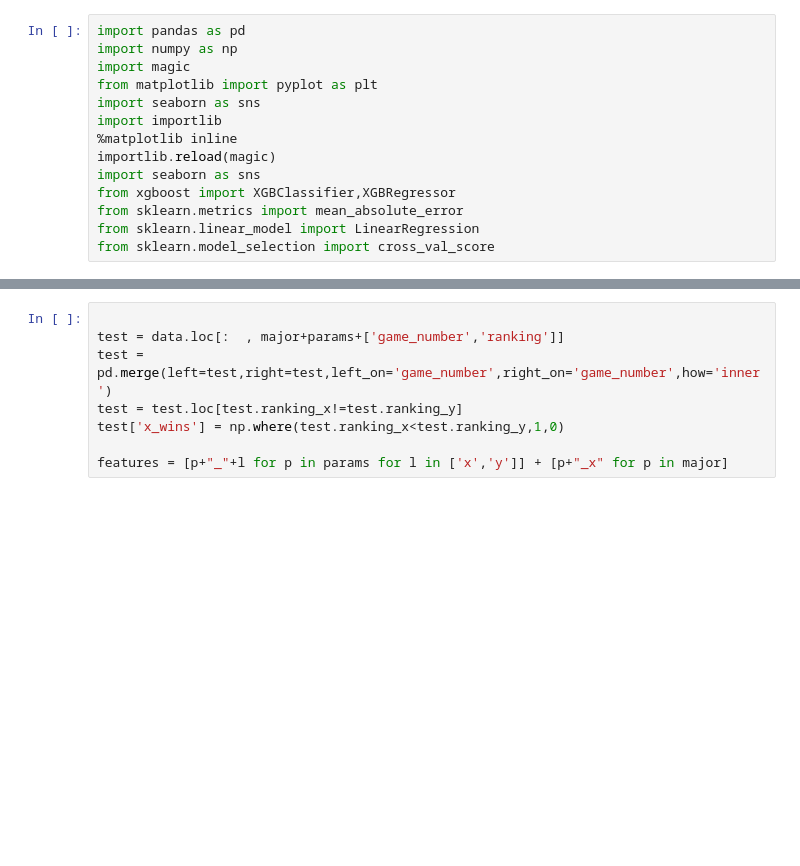
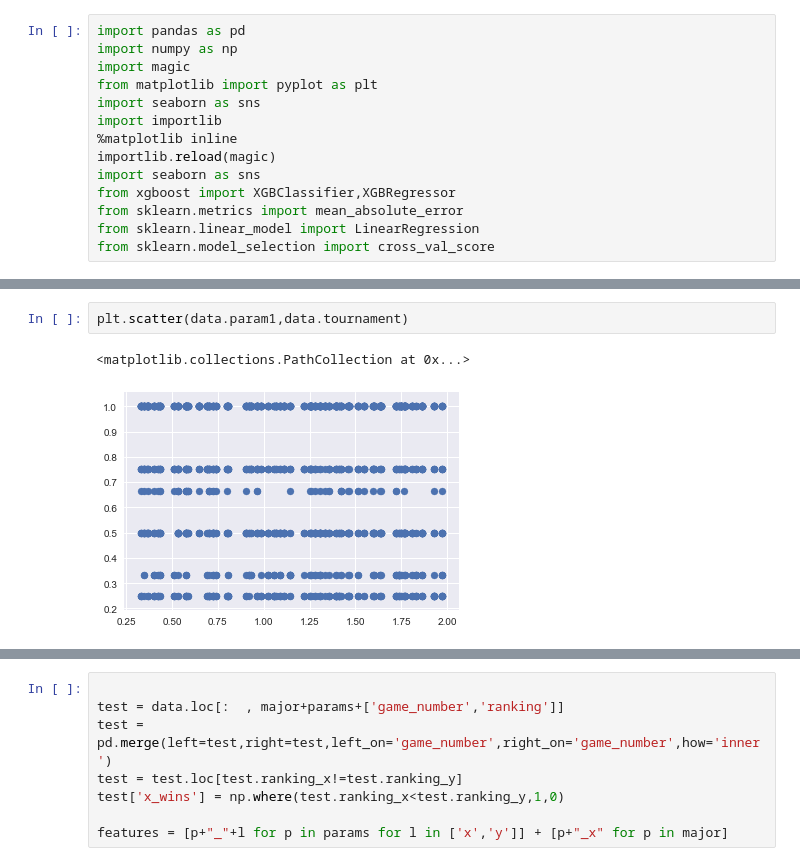
Before and after one commit to kontur-contests/icfpc2017-kontur-ru, a Jupyter notebook: python/Tunning.ipynb, the cells around one changed output, grey strips where cells are left out. Cells and saved outputs as stored; diff of their text form; blank space fills up the shorter version.

```diff
--- a/python/Tunning.ipynb
+++ b/python/Tunning.ipynb
@@ -26,0 +36,5 @@ data.shape
+# %%
+plt.scatter(data.param1,data.tournament)
+# %% [output]
+<matplotlib.collections.PathCollection at 0x...>
+[figure, added]
```
Also changed, not shown: parts of 9 cells of this notebook, 8 other files.
